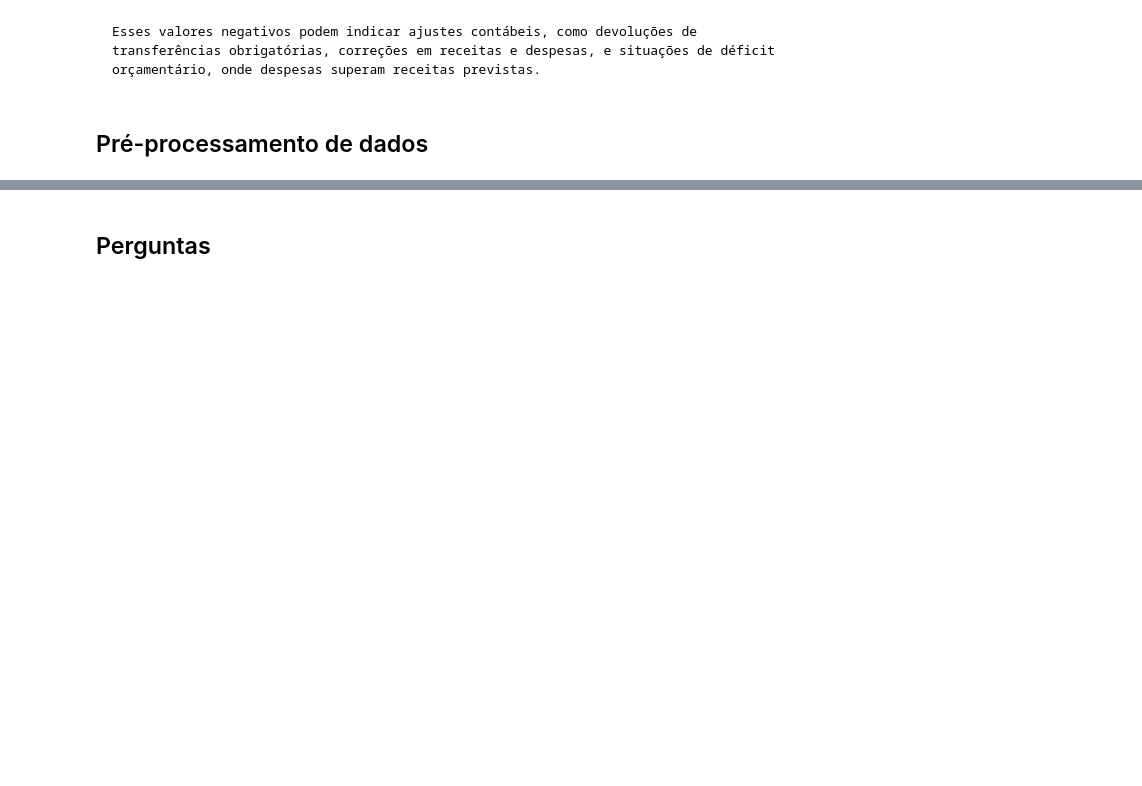
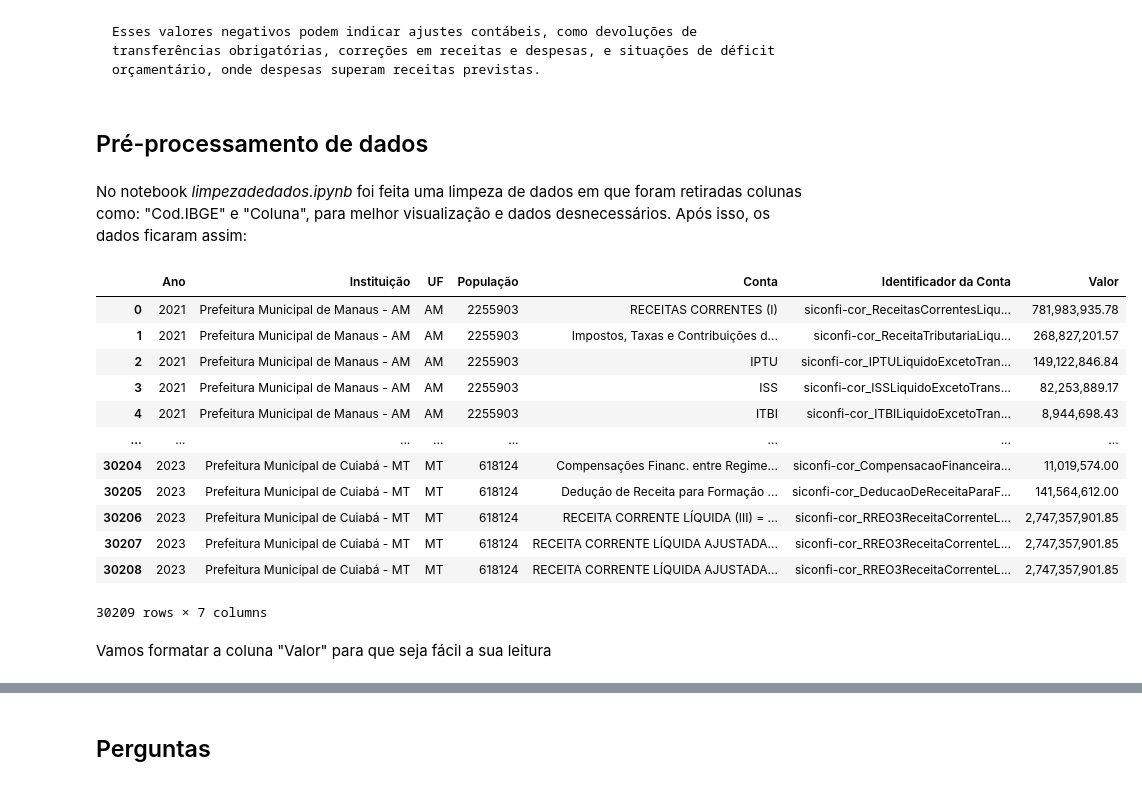
Before and after one commit to juliajgmb/projeto_icd, a Jupyter notebook: fase_Final.ipynb, the cells around one changed output, grey strips where cells are left out. Cells and saved outputs as stored; diff of their text form; code cells hidden in the pictures; blank space fills up the shorter version.

```diff
--- a/fase_Final.ipynb
+++ b/fase_Final.ipynb
@@ -81,3 +86,23 @@ df_valores_negativos
     Esses valores negativos podem indicar ajustes contábeis, como devoluções de transferências obrigatórias, correções em receitas e despesas, e situações de déficit orçamentário, onde despesas superam receitas previstas.
 # %% [markdown]
 ## Pré-processamento de dados
+# %% [markdown]
+No notebook *limpezadedados.ipynb* foi feita uma limpeza de dados em que foram retiradas colunas como: "Cod.IBGE" e "Coluna", para melhor visualização e dados desnecessários. Após isso, os dados ficaram assim:
+# %%
+dataset_copia
+# %% [output]
+|  | Ano | Instituição | UF | População | Conta | Identificador da Conta | Valor |
+| 0 | 2021 | Prefeitura Municipal de Manaus - AM | AM | 2255903 | RECEITAS CORRENTES (I) | siconfi-cor_ReceitasCorrentesLiqu... | 781,983,935.78 |
+| 1 | 2021 | Prefeitura Municipal de Manaus - AM | AM | 2255903 | Impostos, Taxas e Contribuições d... | siconfi-cor_ReceitaTributariaLiqu... | 268,827,201.57 |
+| 2 | 2021 | Prefeitura Municipal de Manaus - AM | AM | 2255903 | IPTU | siconfi-cor_IPTULiquidoExcetoTran... | 149,122,846.84 |
+| 3 | 2021 | Prefeitura Municipal de Manaus - AM | AM | 2255903 | ISS | siconfi-cor_ISSLiquidoExcetoTrans... | 82,253,889.17 |
+| 4 | 2021 | Prefeitura Municipal de Manaus - AM | AM | 2255903 | ITBI | siconfi-cor_ITBILiquidoExcetoTran... | 8,944,698.43 |
+| ... | ... | ... | ... | ... | ... | ... | ... |
+| 30204 | 2023 | Prefeitura Municipal de Cuiabá - MT | MT | 618124 | Compensações Financ. entre Regime... | siconfi-cor_CompensacaoFinanceira... | 11,019,574.00 |
+| 30205 | 2023 | Prefeitura Municipal de Cuiabá - MT | MT | 618124 | Dedução de Receita para Formação ... | siconfi-cor_DeducaoDeReceitaParaF... | 141,564,612.00 |
+| 30206 | 2023 | Prefeitura Municipal de Cuiabá - MT | MT | 618124 | RECEITA CORRENTE LÍQUIDA (III) = ... | siconfi-cor_RREO3ReceitaCorrenteL... | 2,747,357,901.85 |
+| 30207 | 2023 | Prefeitura Municipal de Cuiabá - MT | MT | 618124 | RECEITA CORRENTE LÍQUIDA AJUSTADA... | siconfi-cor_RREO3ReceitaCorrenteL... | 2,747,357,901.85 |
+| 30208 | 2023 | Prefeitura Municipal de Cuiabá - MT | MT | 618124 | RECEITA CORRENTE LÍQUIDA AJUSTADA... | siconfi-cor_RREO3ReceitaCorrenteL... | 2,747,357,901.85 |
+30209 rows × 7 columns
+# %% [markdown]
+Vamos formatar a coluna "Valor" para que seja fácil a sua leitura
```
Also changed, not shown: parts of 12 cells of this notebook.
